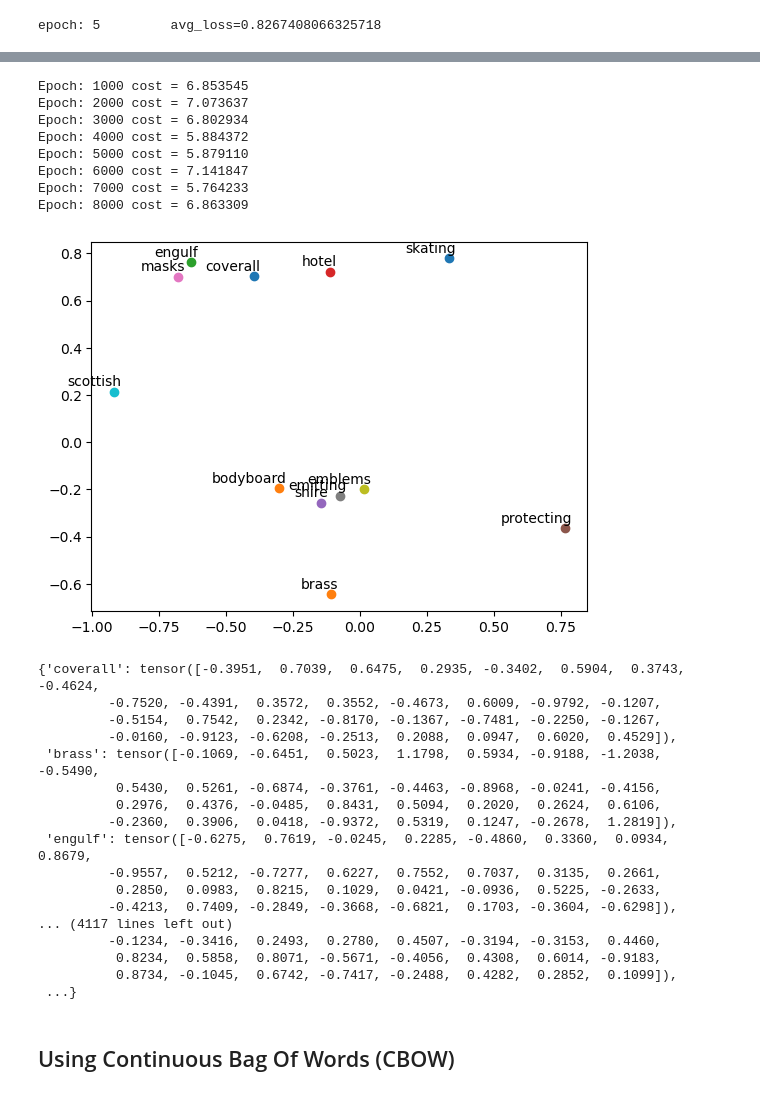
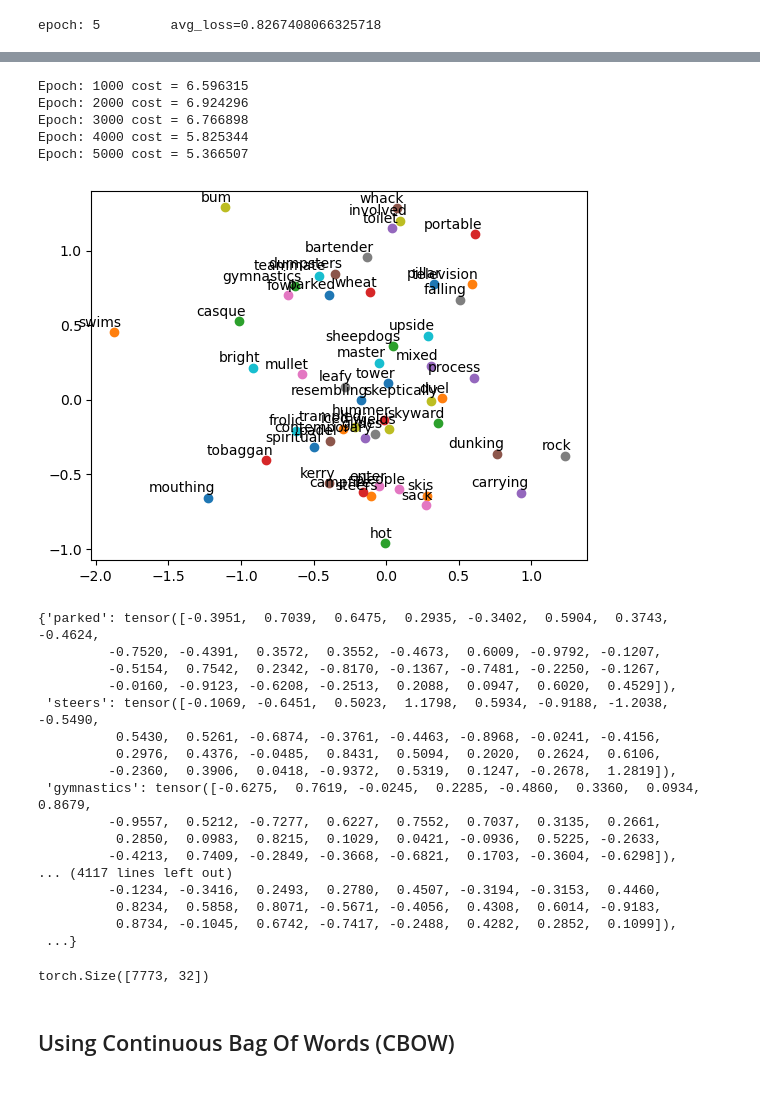
Before and after one commit to mohamednegm0/nlp-image-captioning-project, a Jupyter notebook: nlp_image_captioning_project.ipynb, the cells around one changed output, grey strips where cells are left out. Saved outputs shown, nothing was run; the diff lists cells and outputs as text; code cells hidden in the pictures.

```diff
--- a/nlp_image_captioning_project.ipynb
+++ b/nlp_image_captioning_project.ipynb
@@ -1028,19 +957,4 @@ def random_batch(data, size):
 # %%
-# Model
-class Word2Vec(nn.Module):
-    def __init__(self):
-        super(Word2Vec, self).__init__()
-
-        # parameters between -1 and + 1
-        self.W = nn.Parameter(-2 * torch.rand(voc_size, embedding_size) + 1).type(dtype) # voc_size -> embedding_size Weight
-        self.V = nn.Parameter(-2 * torch.rand(embedding_size, voc_size) + 1).type(dtype) # embedding_size -> voc_size Weight
-
-    def forward(self, X):
-        hidden_layer = torch.matmul(X, self.W) # hidden_layer : [batch_size, embedding_size]
-        output_layer = torch.matmul(hidden_layer, self.V) # output_layer : [batch_size, voc_size]
-        #return output_layer
-        return output_layer
-
 model = Word2Vec()
 
 # Set the model in train mode
@@ -1074,30 +988,36 @@ torch.save(model.state_dict(), 'skip_gram')
 
 #print(W.detach())
 # %% [output]
-Epoch: 1000 cost = 6.853545
-Epoch: 2000 cost = 7.073637
-Epoch: 3000 cost = 6.802934
-Epoch: 4000 cost = 5.884372
-Epoch: 5000 cost = 5.879110
-Epoch: 6000 cost = 7.141847
-Epoch: 7000 cost = 5.764233
-Epoch: 8000 cost = 6.863309
+Epoch: 1000 cost = 6.596315
+Epoch: 2000 cost = 6.924296
+Epoch: 3000 cost = 6.766898
+Epoch: 4000 cost = 5.825344
+Epoch: 5000 cost = 5.366507
 # %%
 #plot some data
+
+model = Word2Vec()
+model.load_state_dict(torch.load('skip_gram'))
 
 for i, word in enumerate(word_list):
     W, _= model.parameters()
     W = W.detach()
     x,y = float(W[i][0]), float(W[i][1])
     plt.scatter(x, y)
     plt.annotate(word, xy=(x, y), xytext=(5, 2), textcoords='offset points', ha='right', va='bottom')
-    if i > 10:
+    if i > 50:
         break
 
 plt.show()
 # %% [output]
-[figure, old version]
+[figure, new version]
 # %%
+model = Word2Vec()
+model.load_state_dict(torch.load('skip_gram'))
+
+W, _= model.parameters()
+W = W.detach()
+
 embedding_dict = {}
 
 for word in word_list:
@@ -1106,15 +1026,15 @@ for word in word_list:
         })
 embedding_dict
 # %% [output]
-{'coverall': tensor([-0.3951,  0.7039,  0.6475,  0.2935, -0.3402,  0.5904,  0.3743, -0.4624,
+{'parked': tensor([-0.3951,  0.7039,  0.6475,  0.2935, -0.3402,  0.5904,  0.3743, -0.4624,
          -0.7520, -0.4391,  0.3572,  0.3552, -0.4673,  0.6009, -0.9792, -0.1207,
          -0.5154,  0.7542,  0.2342, -0.8170, -0.1367, -0.7481, -0.2250, -0.1267,
          -0.0160, -0.9123, -0.6208, -0.2513,  0.2088,  0.0947,  0.6020,  0.4529]),
- 'brass': tensor([-0.1069, -0.6451,  0.5023,  1.1798,  0.5934, -0.9188, -1.2038, -0.5490,
+ 'steers': tensor([-0.1069, -0.6451,  0.5023,  1.1798,  0.5934, -0.9188, -1.2038, -0.5490,
           0.5430,  0.5261, -0.6874, -0.3761, -0.4463, -0.8968, -0.0241, -0.4156,
           0.2976,  0.4376, -0.0485,  0.8431,  0.5094,  0.2020,  0.2624,  0.6106,
          -0.2360,  0.3906,  0.0418, -0.9372,  0.5319,  0.1247, -0.2678,  1.2819]),
- 'engulf': tensor([-0.6275,  0.7619, -0.0245,  0.2285, -0.4860,  0.3360,  0.0934,  0.8679,
+ 'gymnastics': tensor([-0.6275,  0.7619, -0.0245,  0.2285, -0.4860,  0.3360,  0.0934,  0.8679,
          -0.9557,  0.5212, -0.7277,  0.6227,  0.7552,  0.7037,  0.3135,  0.2661,
           0.2850,  0.0983,  0.8215,  0.1029,  0.0421, -0.0936,  0.5225, -0.2633,
          -0.4213,  0.7409, -0.2849, -0.3668, -0.6821,  0.1703, -0.3604, -0.6298]),
@@ -1123,6 +1043,10 @@ embedding_dict
           0.8234,  0.5858,  0.8071, -0.5671, -0.4056,  0.4308,  0.6014, -0.9183,
           0.8734, -0.1045,  0.6742, -0.7417, -0.2488,  0.4282,  0.2852,  0.1099]),
  ...}
+# %%
+W.shape
+# %% [output]
+torch.Size([7773, 32])
 # %% [markdown]
 ## Using Continuous Bag Of Words (CBOW)
 # %%
```
Also changed, not shown: parts of 2 cells of this notebook, 3 other files.
